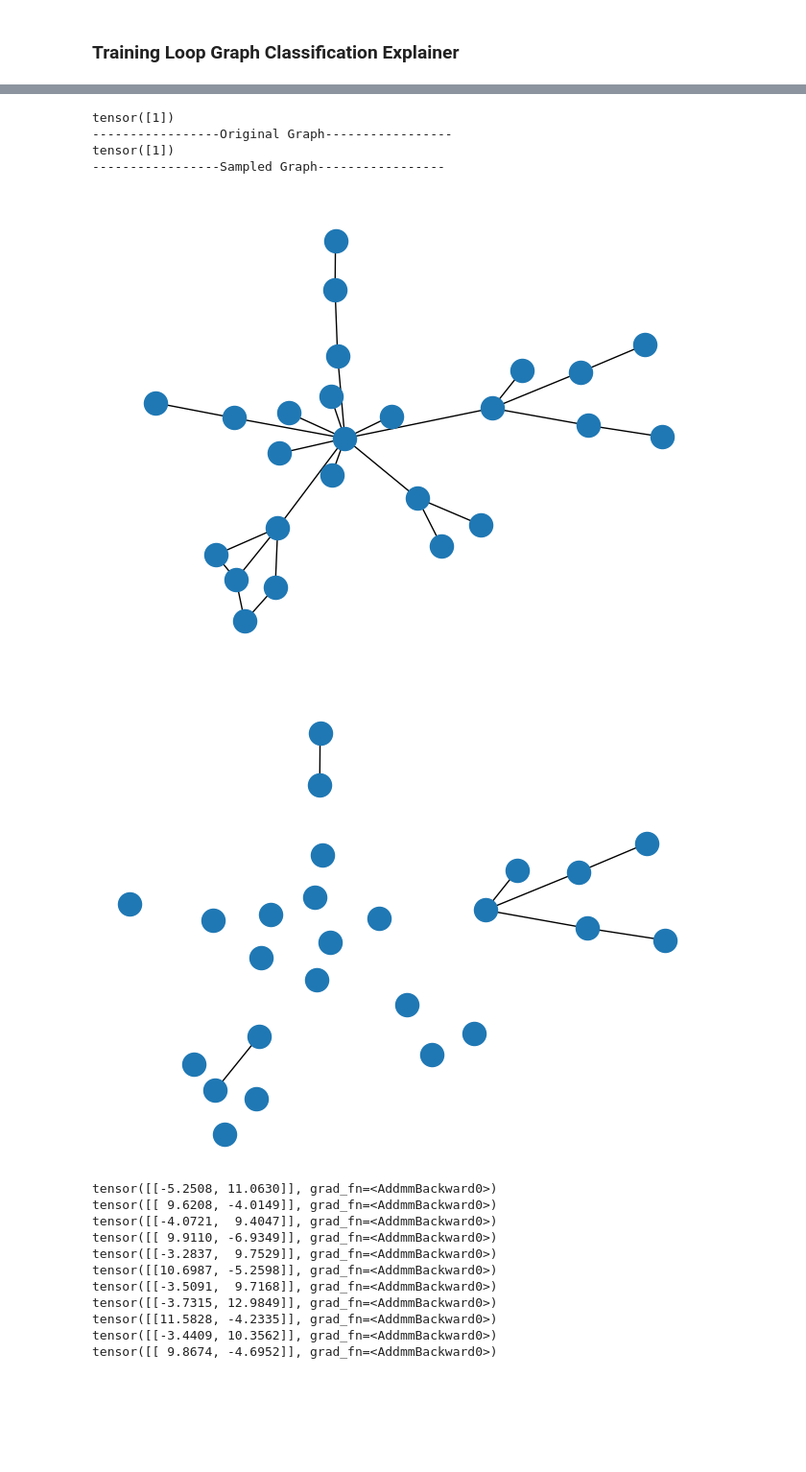
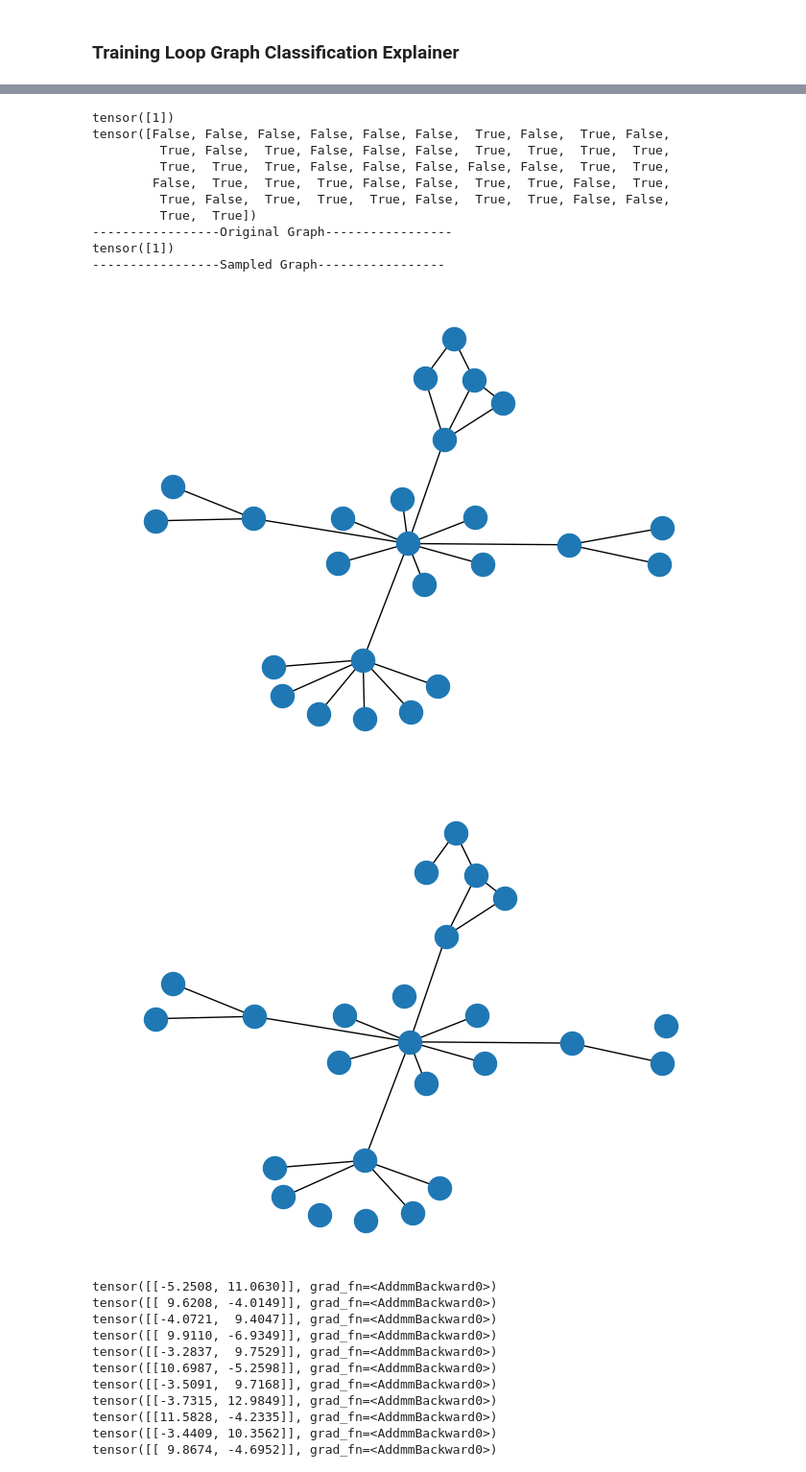
Before and after one commit to TrstnSch/BT-ML-PGESAT, a Jupyter notebook: code/PGExplainer/train_explainer.ipynb, the cells around one changed output, grey strips where cells are left out. Shown at 96% size. Saved outputs shown, nothing was run; the diff lists cells and outputs as text; code cells hidden in the pictures; blank space fills up the shorter version.

```diff
--- a/code/PGExplainer/train_explainer.ipynb
+++ b/code/PGExplainer/train_explainer.ipynb
@@ -83,6 +78,11 @@ embeddings = []
 preds = []
 
 f = nn.Sigmoid()
+
+for param in modelGraphGNN.parameters():
+    param.requires_grad = False
+
+modelGraphGNN.eval()
 
 # 1. For each Graph calculate the embeddings and predictions on a trained model
 for batch_index, data in enumerate(train_loader):
@@ -107,6 +107,8 @@ for batch_index, data in enumerate(train_loader):
 
     preds.append(modelGraphGNN.forward(data.x, data.edge_index, data.batch))        # shape: 600 X 2 = Graphs X Labels
 
+    ## GOpreds = torch.stack(preds)
+
 # TODO: This "groups" batches into one dim?! Necessary / makes sense???
 # embeddings_tensor = torch.cat(embeddings, dim=0)
 
@@ -118,7 +120,7 @@ for epoch in range(0, epochs_mlp) :
 
     temperature = t_0*((t_T/t_0) ** ((epoch+1)/epochs_mlp))
 
-    Loss = 0.0
+    Loss =  torch.zeros(1, requires_grad=True)
 
     for batch_index, data in enumerate(train_loader):
 
@@ -127,7 +129,7 @@ for epoch in range(0, epochs_mlp) :
 
         preds_sample = []
 
-        Y_true_one_hot = torch.nn.functional.one_hot(data.y, 2).float()  # shape: 2, = (num_classes,)        TODO: replace 2 labels by labels of selected dataset
+        #### Y_true_one_hot = torch.nn.functional.one_hot(data.y, 2).float()  # shape: 2, = (num_classes,)        TODO: replace 2 labels by labels of selected dataset
 
         for k in range(0, sampled_graphs):
             # Sample with reparam trick
@@ -137,7 +139,6 @@ for epoch in range(0, epochs_mlp) :
             #epsilon = np.random.uniform(0,1)
             epsilon = torch.rand(data.edge_index.size(1))       # shape: ~50 X 1 = EdgesOG X epsilon
 
-            #edge_ij = f(torch.tensor((math.log(epsilon)-math.log(1-epsilon)+w_ij)/temperature))
             edge_ij = f((torch.log(epsilon)-torch.log(1-epsilon)+w_ij)/temperature)                     # shape: ~50 X 1 = EdgesOG X SampledEdgesProbability
 
             k_mask = edge_ij > 0.5                              # shape: ~50 X 1 = EdgesOG X SampledEdgesMask
@@ -155,7 +156,8 @@ for epoch in range(0, epochs_mlp) :
             # prediction of GNN on sampled graph
             ####preds_sample.append(modelGraphGNN.forward(Gs.x, Gs.edge_index))     # 1 prediction of sampled graph     => shape preds_sample: 20 X 2 = K X Labels
 
-            Loss += mlp.loss(fn.softmax(preds[batch_index], dim=1), fn.softmax(modelGraphGNN.forward(Gs.x, Gs.edge_index),dim=1))
+            Loss = Loss + mlp.loss(fn.softmax(preds[batch_index],dim=1), fn.softmax(modelGraphGNN.forward(Gs.x, Gs.edge_index), dim=1))
+
 
         #### all_preds_k = torch.cat(preds_sample, dim=0)                            # reshaped preds_sample: 20 X 2 = K X Labels
         #print(all_preds_k)
@@ -171,13 +173,13 @@ for epoch in range(0, epochs_mlp) :
 
     print(Loss.item())
 
-    Loss.backward(retain_graph=True)                     # TODO: Understand retain graph?!
+    Loss.backward()                     # TODO: Understand retain graph?!
 
-    for name, param in mlp.named_parameters():
-        if param.grad is not None:
-            print(f"Parameter: {name}, Gradient Norm: {param.grad.norm().item()}")
-        else:
-            print(f"Parameter: {name} has no gradient!")
+    #for name, param in mlp.named_parameters():
+    #    if param.grad is not None:
+    #        print(f"Parameter: {name}, Gradient Norm: {param.grad.norm().item()}")
+    #    else:
+    #        print(f"Parameter: {name} has no gradient!")
 
     mlp_optimizer.step()
     # Compute loss between preds and preds_sample
@@ -203,43 +204,51 @@ KeyboardInterrupt:
 # %%
-data1 = train_dataset[347]
+data1 = train_dataset[286]
 
 print(data1.y)
 
 temperature = t_0*((t_T/t_0) ** (1))
 
-out = mlp.forward(embeddings[347])
+out = mlp.forward(embeddings[286])
 
 w_ij = out.squeeze(1)
 epsilon = torch.rand(data1.edge_index.size(1))
 
 
 edge_ij = f((torch.log(epsilon)-torch.log(1-epsilon)+w_ij)/temperature)
 k_mask = edge_ij > 0.5
 edge_index_masked = data1.edge_index[:,k_mask]
 
-Gs = Data(x=data.x, edge_index=edge_index_masked)
+print(k_mask)
+
+Gs = Data(x=data1.x, edge_index=edge_index_masked)
 
 print("-----------------Original Graph-----------------")
 gO = torch_geometric.utils.to_networkx(data1, to_undirected=True)
 pos = nx.spring_layout(gO)
 plt.figure(2)
 nx.draw(gO, pos=pos)
 print(data1.y)
 
 print("-----------------Sampled Graph-----------------")
 gS = torch_geometric.utils.to_networkx(Gs, to_undirected=True)
 plt.figure(1)
 nx.draw(gS, pos=pos)
 #print(modelGraphGNN.forward(Gs.x, Gs.edge_index))
 
 plt.show()
 # %% [output]
 tensor([1])
+tensor([False, False, False, False, False, False,  True, False,  True, False,
+         True, False,  True, False, False, False,  True,  True,  True,  True,
+         True,  True,  True, False, False, False, False, False,  True,  True,
+        False,  True,  True,  True, False, False,  True,  True, False,  True,
+         True, False,  True,  True,  True, False,  True,  True, False, False,
+         True,  True])
 -----------------Original Graph-----------------
 tensor([1])
 -----------------Sampled Graph-----------------
-[figure, old version]
+[figure, new version]
-[figure, old version]
+[figure, new version]
 # %%
 embeddings = []
 
```
Also changed, not shown: parts of 3 cells of this notebook.
